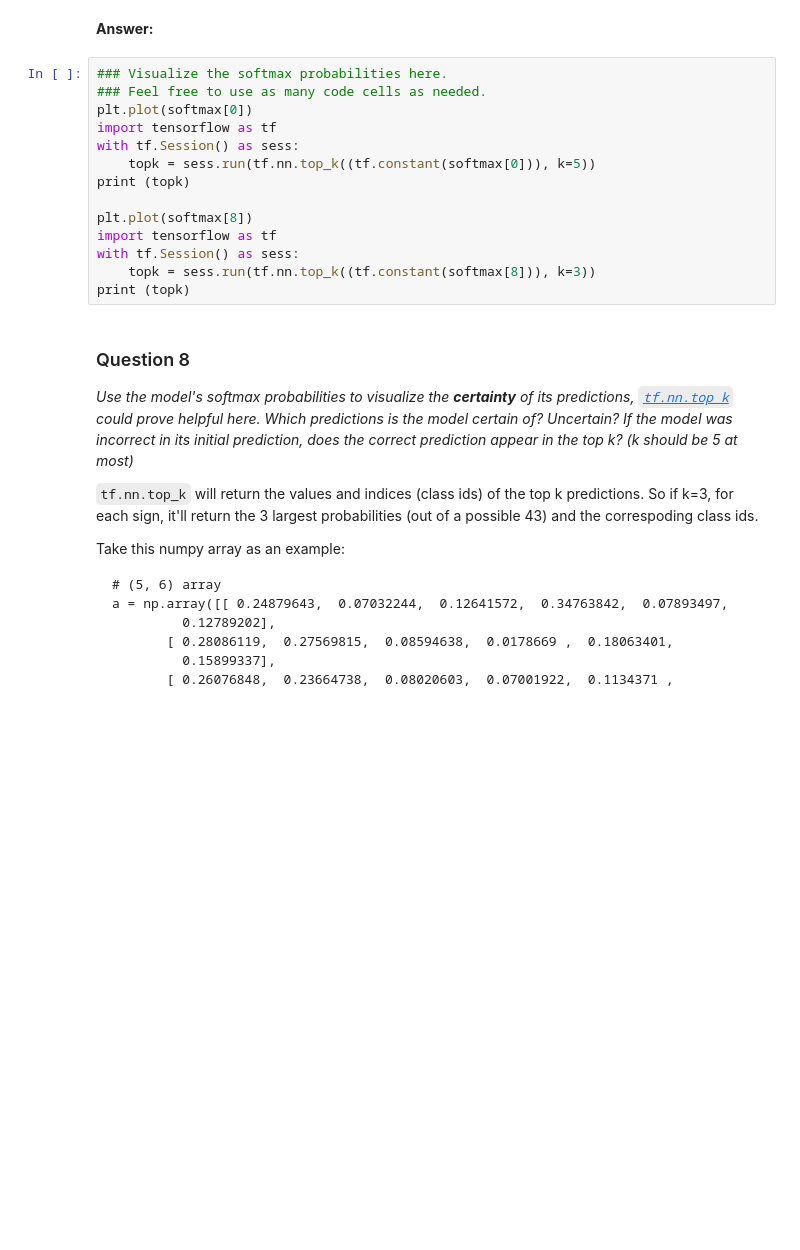
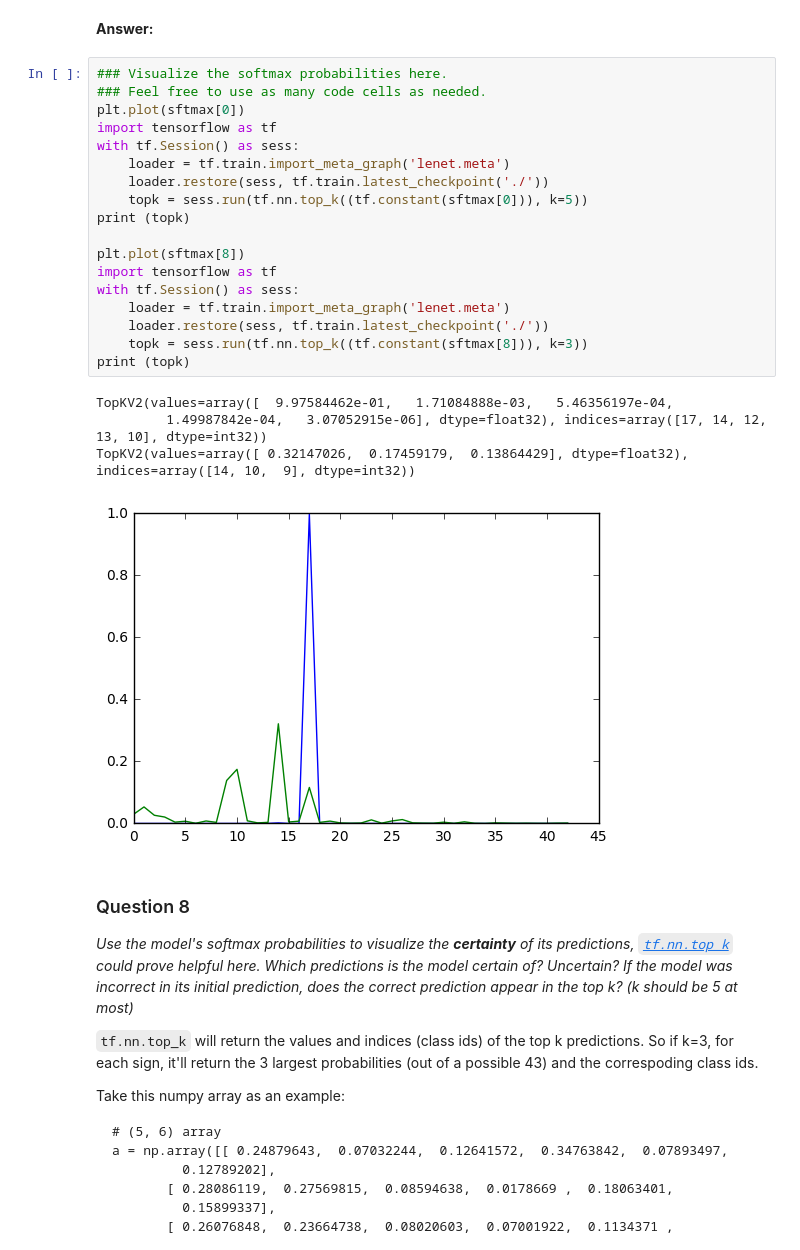
Before and after one commit to romannergachev/CarND-Traffic-Sign-Classifier-Project, a Jupyter notebook: Traffic_Sign_Classifier.ipynb, the cells around one changed output. Saved outputs shown, nothing was run; the diff lists cells and outputs as text; blank space fills up the shorter version.

```diff
--- a/Traffic_Sign_Classifier.ipynb
+++ b/Traffic_Sign_Classifier.ipynb
@@ -419,17 +440,26 @@ _**NOTE:** You could check the accuracy manually by using `signnames.csv` (same
 # %%
 ### Visualize the softmax probabilities here.
 ### Feel free to use as many code cells as needed.
-plt.plot(softmax[0])
+plt.plot(sftmax[0])
 import tensorflow as tf
 with tf.Session() as sess:
-    topk = sess.run(tf.nn.top_k((tf.constant(softmax[0])), k=5))
+    loader = tf.train.import_meta_graph('lenet.meta')
+    loader.restore(sess, tf.train.latest_checkpoint('./'))
+    topk = sess.run(tf.nn.top_k((tf.constant(sftmax[0])), k=5))
 print (topk)
 
-plt.plot(softmax[8])
+plt.plot(sftmax[8])
 import tensorflow as tf
 with tf.Session() as sess:
-    topk = sess.run(tf.nn.top_k((tf.constant(softmax[8])), k=3))
+    loader = tf.train.import_meta_graph('lenet.meta')
+    loader.restore(sess, tf.train.latest_checkpoint('./'))
+    topk = sess.run(tf.nn.top_k((tf.constant(sftmax[8])), k=3))
 print (topk)
+# %% [output]
+TopKV2(values=array([  9.97584462e-01,   1.71084888e-03,   5.46356197e-04,
+         1.49987842e-04,   3.07052915e-06], dtype=float32), indices=array([17, 14, 12, 13, 10], dtype=int32))
+TopKV2(values=array([ 0.32147026,  0.17459179,  0.13864429], dtype=float32), indices=array([14, 10,  9], dtype=int32))
+[figure, added]
 # %% [markdown]
 ### Question 8
 
```
Also changed, not shown: parts of 8 cells of this notebook.
